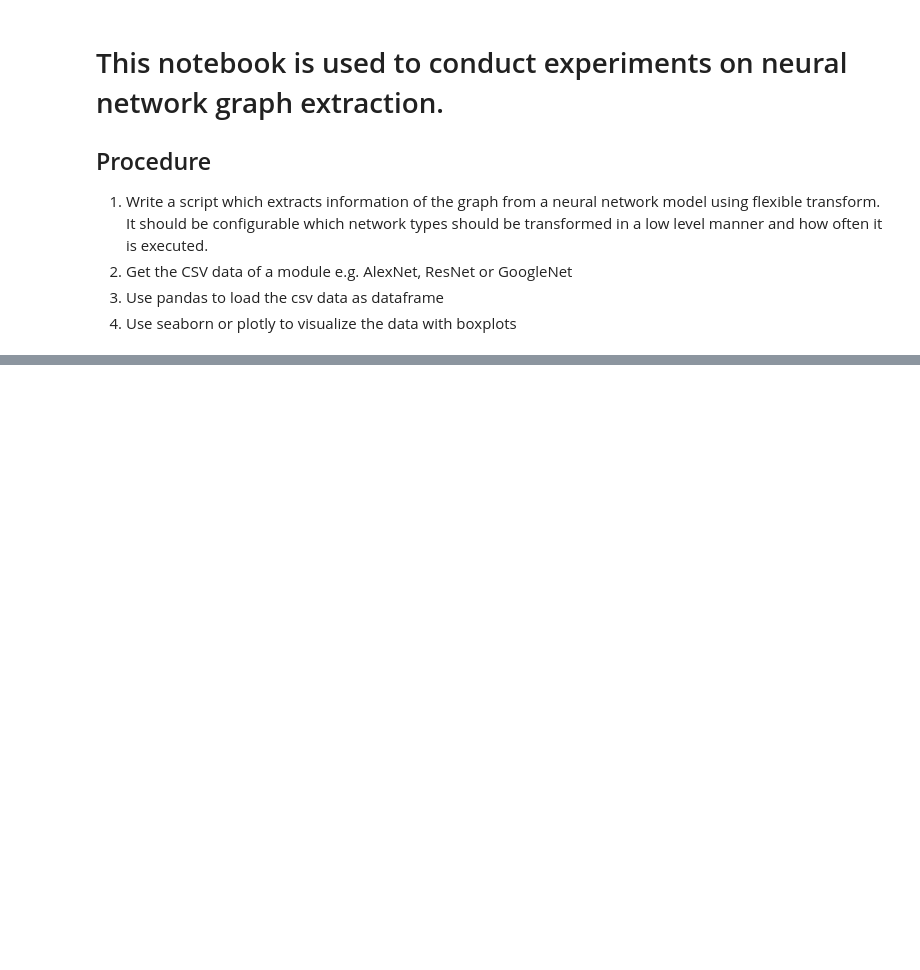
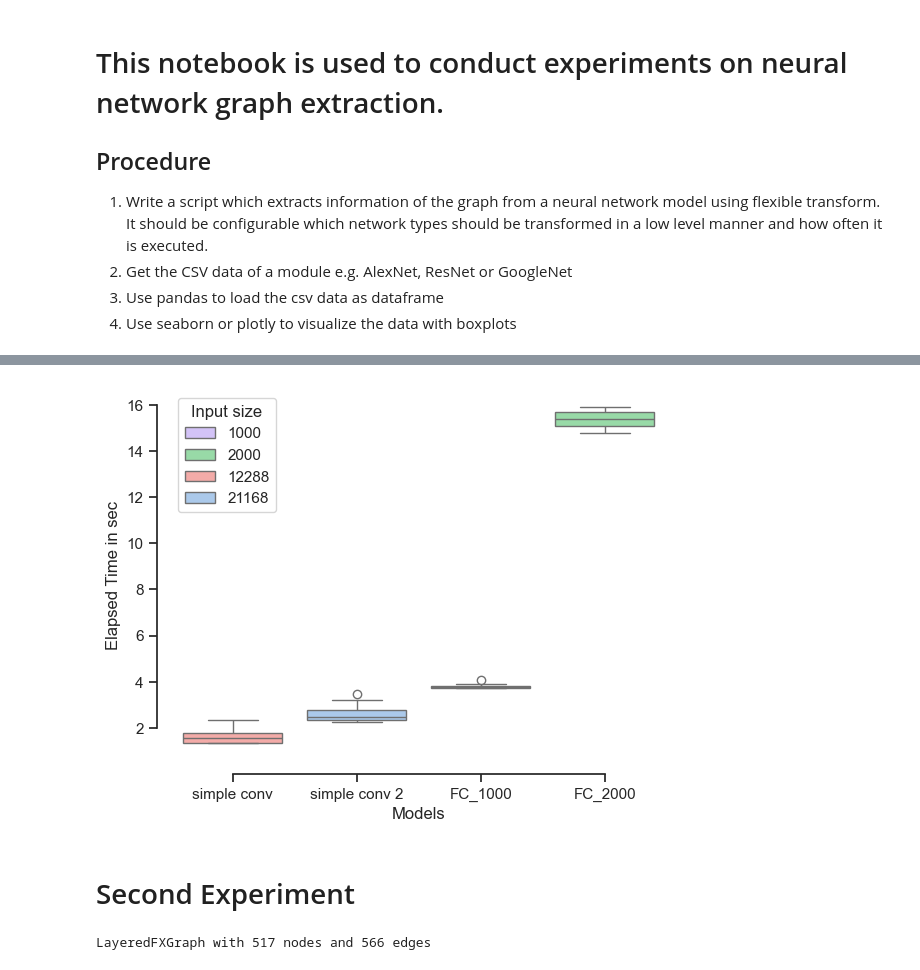
Before and after one commit to EricWe96/deepstruct, a Jupyter notebook: visualize_stats.ipynb, the cells around one changed output, grey strips where cells are left out. Drawn from its saved outputs; the diff is of its cells as text; code cells hidden in the pictures; blank space fills up the shorter version.

```diff
--- a/visualize_stats.ipynb
+++ b/visualize_stats.ipynb
@@ -454,0 +223,19 @@ output         output                 output
+# %%
+def count_parameters(model):
+    return sum(p.numel() for p in model.parameters() if p.requires_grad)
+
+def effective_conv_operations(input_height, input_width, in_channel, output_channel, kernel_size, stride=1, padding=0):
+    output_height = (input_height - kernel_size + 2 * padding) // stride + 1
+    output_width = (input_width - kernel_size + 2 * padding) // stride + 1
+    operations_per_output_element = kernel_size * kernel_size * in_channel
+    total_conv_operations = operations_per_output_element * output_height * output_width * output_channel
+    return total_conv_operations
+
+print('fc_1000: ', count_parameters(fc_1000))
+print('fc_2000: ', count_parameters(fc_2000))
+print('simple_conv: ', count_parameters(simple_conv))
+print('simple_conv ops: ', effective_conv_operations(64, 64, 3, 4, 5))
+print('simple_conv ops 2: ', effective_conv_operations(84, 84, 3, 4, 5))
+
+input_neurons_count = {'FC_1000': fc_1000_input.numel(), 'FC_2000': fc_2000_input.numel(),
+                       'simple conv': conv_input.numel(), 'simple conv 2': conv_input2.numel()}
@@ -454,0 +280,40 @@ output         output                 output
+# %%
+import pandas as pd
+import seaborn as sns
+import matplotlib.pyplot as plt
+
+folder = "graph_stats/"
+file_names = ["simple_conv_low_level.csv", "simple_conv_2_low_level.csv", "FC_1000_low_level.csv", "FC_2000_low_level.csv"]
+dataframes = []
+for file in file_names:
+    df = pd.read_csv(folder + file)
+    model_name = df.loc[1, 'Model']
+    df['Input size'] = input_neurons_count[model_name]
+    dataframes.append(df)
+
+combined_df = pd.concat(dataframes)
+sns.set_theme(style='ticks', palette='pastel')
+sns.boxplot(x='Model', y='Elapsed Time', data=combined_df, hue='Input size', palette=['m', 'g', 'r', 'b'])
+sns.despine(offset=10, trim=True)
+plt.legend = 'Input tensor elements'
+plt.xlabel('Models')
+plt.ylabel('Elapsed Time in sec')
+plt.show()
+# %% [output]
+[figure, added]
+# %% [markdown]
+# Second Experiment
+# %%
+from deepstruct.traverse_strategies import FXTraversal
+from deepstruct.flexible_transform import GraphTransform
+import torch
+import torchvision
+
+model = torchvision.models.resnet152(True) # Reset152, GoogleNet und AlexNet
+input_tensor = torch.rand(1, 3, 224, 224)
+graph_transformer = GraphTransform(input_tensor, traversal_strategy=FXTraversal())
+graph_transformer.transform(model)
+graph = graph_transformer.get_graph()
+print(graph)
+# %% [output]
+LayeredFXGraph with 517 nodes and 566 edges
```
Also changed, not shown: parts of 26 cells of this notebook, 21 other files.
